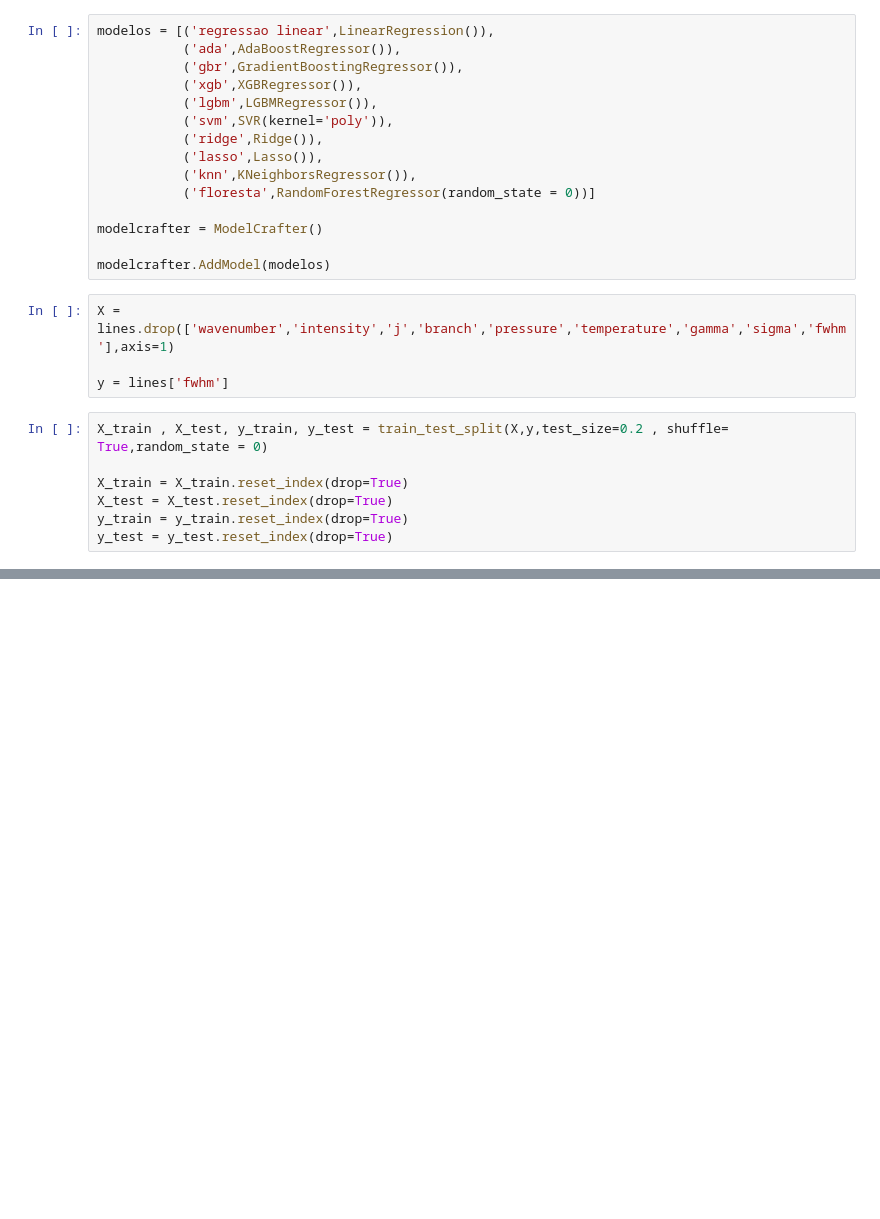
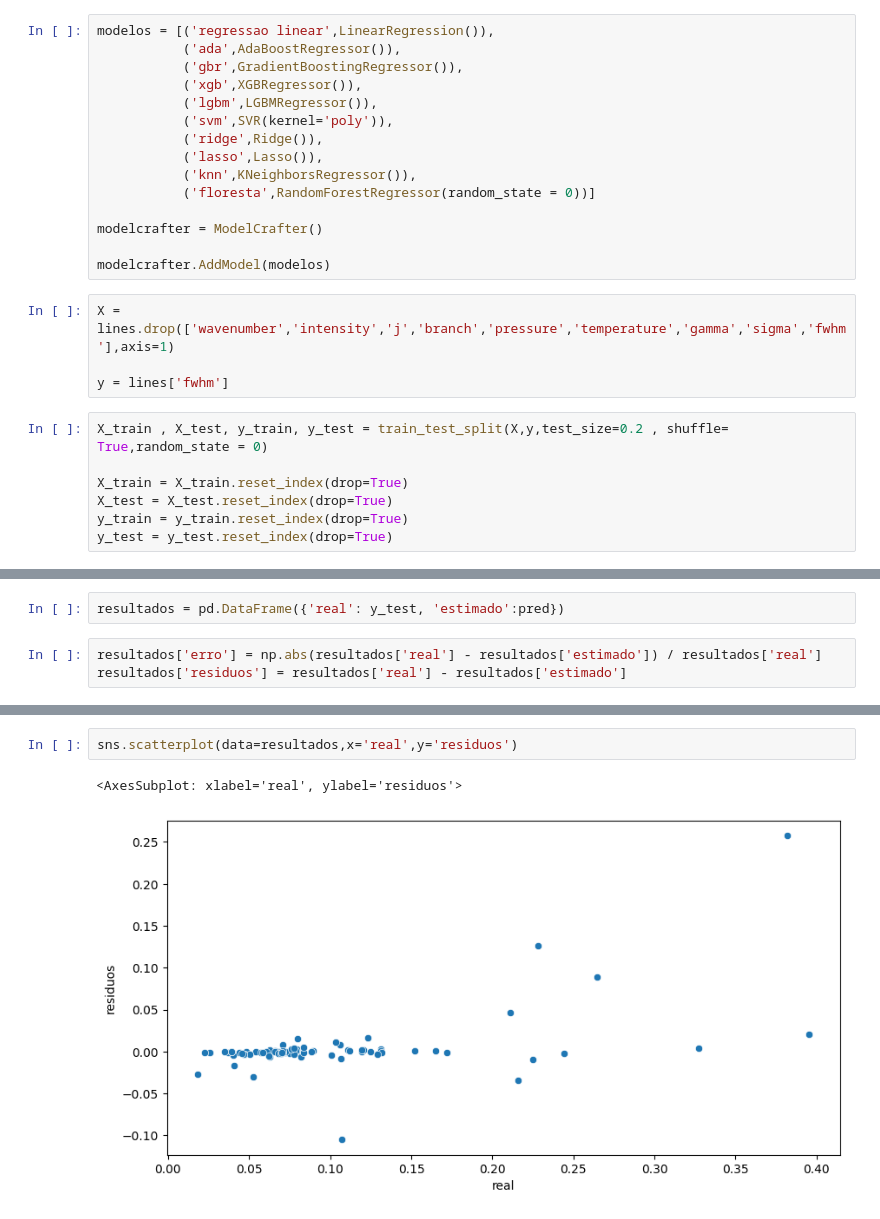
Before and after one commit to Alexandre-Esposte/Machine-learning-aplicado-f-sica, a Jupyter notebook: projeto_final/modelagem.ipynb, the cells around one changed output, grey strips where cells are left out. Saved outputs shown, nothing was run; the diff lists cells and outputs as text; blank space fills up the shorter version.

```diff
--- a/projeto_final/modelagem.ipynb
+++ b/projeto_final/modelagem.ipynb
@@ -218,0 +212,5 @@ Não podemos rejeitar a hipótese nula. As distribuições são semelhantes.
+# %%
+resultados = pd.DataFrame({'real': y_test, 'estimado':pred})
+# %%
+resultados['erro'] = np.abs(resultados['real'] - resultados['estimado']) / resultados['real']
+resultados['residuos'] = resultados['real'] - resultados['estimado']
@@ -218,0 +225,5 @@ Não podemos rejeitar a hipótese nula. As distribuições são semelhantes.
+# %%
+sns.scatterplot(data=resultados,x='real',y='residuos')
+# %% [output]
+<AxesSubplot: xlabel='real', ylabel='residuos'>
+[figure, added]
```
Also changed, not shown: parts of 13 cells of this notebook.
